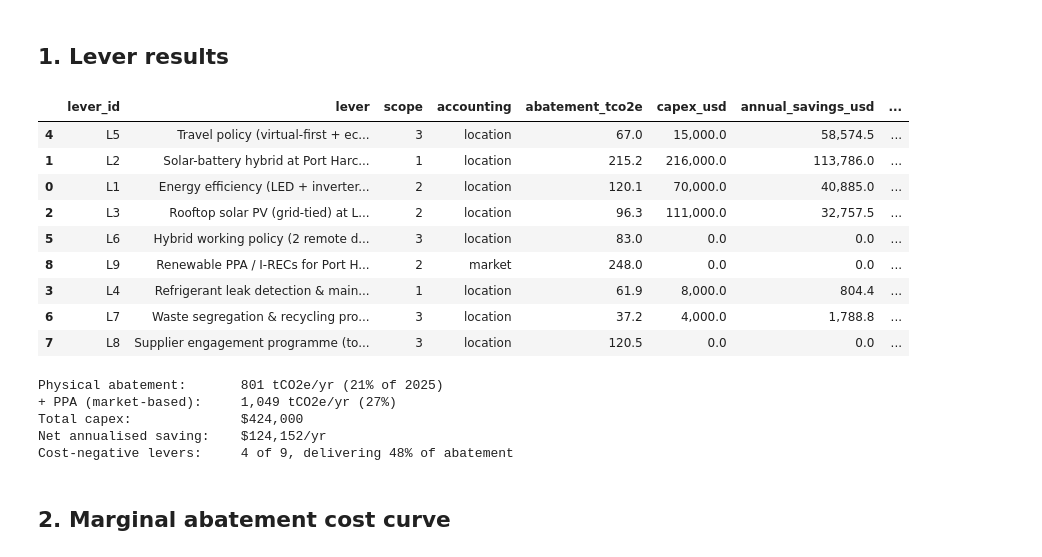
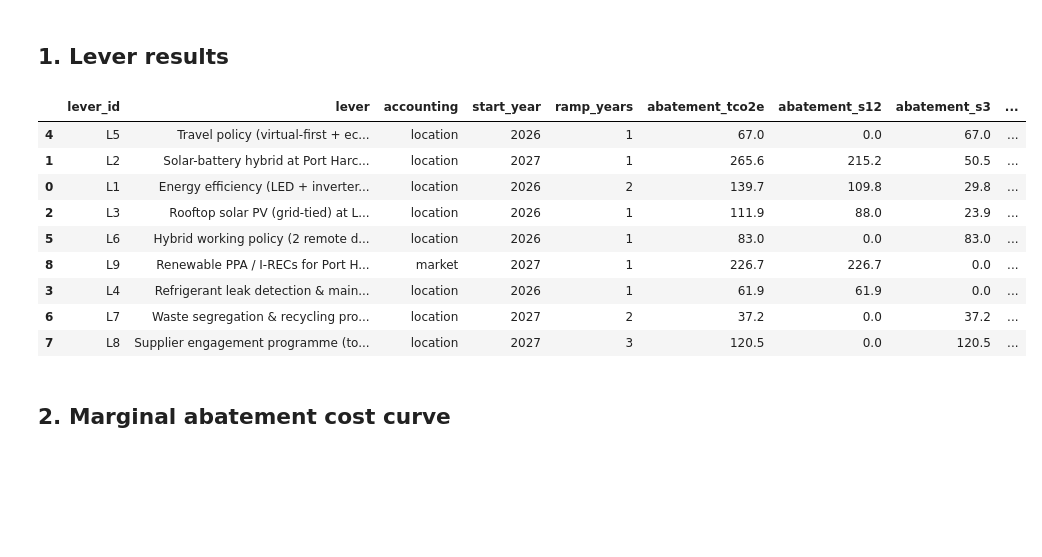
Before and after one commit to Engr-Daniel/carbon-footprint-esg-dashboard, a Jupyter notebook: notebooks/02_decarbonisation_scenarios.ipynb, the cells around one changed output. Drawn from its saved outputs; the diff is of its cells as text; code cells hidden in the pictures; blank space fills up the shorter version.

```diff
--- a/notebooks/02_decarbonisation_scenarios.ipynb
+++ b/notebooks/02_decarbonisation_scenarios.ipynb
@@ -15,15 +16,18 @@ import sys
 from pathlib import Path
 sys.path.insert(0, str(Path.cwd().parent / 'src'))
 import pandas as pd
-from IPython.display import Image, display
+from IPython.display import Image, Markdown, display
 from carbon import load_activity, load_factors, calculate_emissions
-from carbon.scenarios import (load_levers, load_cost_assumptions, load_profile, baseline_activity,
-                              apply_levers, pathway, intensity_metrics, scope2_dual)
+from carbon.grid_factor import sensitivity as grid_sensitivity
+from carbon.scenarios import (load_levers, load_cost_assumptions, load_profile, load_instruments, baseline_activity,
+                              apply_levers, pathway_range, sensitivity_analysis, intensity_metrics, scope2_dual,
+                              validate_instruments, eligible_kwh_by_year)
 pd.set_option('display.float_format', '{:,.1f}'.format)
 
 activity, factors = load_activity(), load_factors()
 emissions = calculate_emissions(activity, factors)
-A = load_cost_assumptions()
+A, levers = load_cost_assumptions(), load_levers()
+base = baseline_activity(activity, 2025)
 pd.read_csv('../data/reference/cost_assumptions.csv')[['parameter', 'value', 'unit', 'source']]
 # %% [output]
 |  | parameter | value | unit | source |
@@ -40,35 +55,20 @@ pd.read_csv('../data/reference/cost_assumptions.csv')[['parameter', 'value', 'un
 # %% [markdown]
 ## 1. Lever results
 # %%
-results, residual = apply_levers(baseline_activity(activity, 2025), load_levers(), factors, A, 2025)
-results[['lever_id', 'lever', 'scope', 'accounting', 'abatement_tco2e', 'capex_usd',
-         'annual_savings_usd', 'cost_per_tco2e_usd', 'simple_payback_years']].sort_values('cost_per_tco2e_usd')
+results, residual = apply_levers(base, levers, factors, A, 2025)
+results[['lever_id', 'lever', 'accounting', 'start_year', 'ramp_years', 'abatement_tco2e', 'abatement_s12', 'abatement_s3',
+         'capex_usd', 'annual_savings_usd', 'cost_per_tco2e_usd', 'simple_payback_years']].sort_values('cost_per_tco2e_usd')
 # %% [output]
-|  | lever_id | lever | scope | accounting | abatement_tco2e | capex_usd | annual_savings_usd | ... |
-| 4 | L5 | Travel policy (virtual-first + ec... | 3 | location | 67.0 | 15,000.0 | 58,574.5 | ... |
-| 1 | L2 | Solar-battery hybrid at Port Harc... | 1 | location | 215.2 | 216,000.0 | 113,786.0 | ... |
-| 0 | L1 | Energy efficiency (LED + inverter... | 2 | location | 120.1 | 70,000.0 | 40,885.0 | ... |
-| 2 | L3 | Rooftop solar PV (grid-tied) at L... | 2 | location | 96.3 | 111,000.0 | 32,757.5 | ... |
-| 5 | L6 | Hybrid working policy (2 remote d... | 3 | location | 83.0 | 0.0 | 0.0 | ... |
-| 8 | L9 | Renewable PPA / I-RECs for Port H... | 2 | market | 248.0 | 0.0 | 0.0 | ... |
-| 3 | L4 | Refrigerant leak detection & main... | 1 | location | 61.9 | 8,000.0 | 804.4 | ... |
-| 6 | L7 | Waste segregation & recycling pro... | 3 | location | 37.2 | 4,000.0 | 1,788.8 | ... |
-| 7 | L8 | Supplier engagement programme (to... | 3 | location | 120.5 | 0.0 | 0.0 | ... |
+|  | lever_id | lever | accounting | start_year | ramp_years | abatement_tco2e | abatement_s12 | abatement_s3 | ... |
+| 4 | L5 | Travel policy (virtual-first + ec... | location | 2026 | 1 | 67.0 | 0.0 | 67.0 | ... |
+| 1 | L2 | Solar-battery hybrid at Port Harc... | location | 2027 | 1 | 265.6 | 215.2 | 50.5 | ... |
+| 0 | L1 | Energy efficiency (LED + inverter... | location | 2026 | 2 | 139.7 | 109.8 | 29.8 | ... |
+| 2 | L3 | Rooftop solar PV (grid-tied) at L... | location | 2026 | 1 | 111.9 | 88.0 | 23.9 | ... |
+| 5 | L6 | Hybrid working policy (2 remote d... | location | 2026 | 1 | 83.0 | 0.0 | 83.0 | ... |
+| 8 | L9 | Renewable PPA / I-RECs for Port H... | market | 2027 | 1 | 226.7 | 226.7 | 0.0 | ... |
+| 3 | L4 | Refrigerant leak detection & main... | location | 2026 | 1 | 61.9 | 61.9 | 0.0 | ... |
+| 6 | L7 | Waste segregation & recycling pro... | location | 2027 | 2 | 37.2 | 0.0 | 37.2 | ... |
+| 7 | L8 | Supplier engagement programme (to... | location | 2027 | 3 | 120.5 | 0.0 | 120.5 | ... |
-# %%
-base_2025 = emissions.loc[emissions.year == 2025, 'tco2e'].sum()
-phys = results[results.accounting == 'location']
-print(f"Physical abatement:       {phys.abatement_tco2e.sum():,.0f} tCO2e/yr ({phys.abatement_tco2e.sum()/base_2025:.0%} of 2025)")
-print(f"+ PPA (market-based):     {results.abatement_tco2e.sum():,.0f} tCO2e/yr ({results.abatement_tco2e.sum()/base_2025:.0%})")
-print(f"Total capex:              ${results.capex_usd.sum():,.0f}")
-print(f"Net annualised saving:    ${-results.annualised_cost_usd.sum():,.0f}/yr")
-neg = results[results.cost_per_tco2e_usd < 0]
-print(f"Cost-negative levers:     {len(neg)} of {len(results)}, delivering {neg.abatement_tco2e.sum()/results.abatement_tco2e.sum():.0%} of abatement")
-# %% [output]
-Physical abatement:       801 tCO2e/yr (21% of 2025)
-+ PPA (market-based):     1,049 tCO2e/yr (27%)
-Total capex:              $424,000
-Net annualised saving:    $124,152/yr
-Cost-negative levers:     4 of 9, delivering 48% of abatement
 # %% [markdown]
 ## 2. Marginal abatement cost curve
 # %%
```
Also changed, not shown: parts of 20 cells of this notebook, 32 other files.
